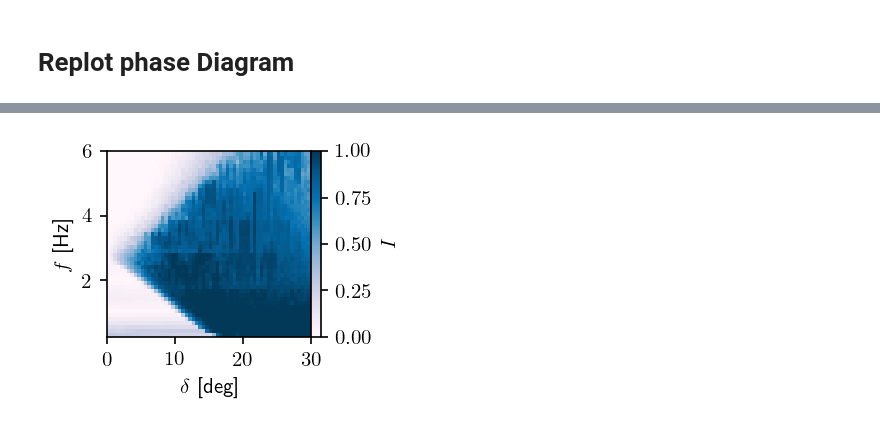
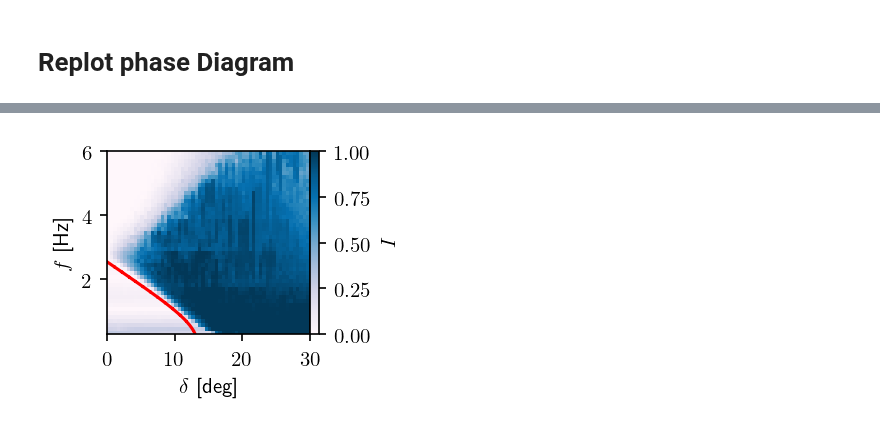
Before and after one commit to aortiza/Notes, a Jupyter notebook: Dimers/ExchangeDetails/Current_PhaseDiagram.ipynb, the cells around one changed output, grey strips where cells are left out. Saved outputs shown, nothing was run; the diff lists cells and outputs as text; code cells hidden in the pictures.

```diff
--- a/Dimers/ExchangeDetails/Current_PhaseDiagram.ipynb
+++ b/Dimers/ExchangeDetails/Current_PhaseDiagram.ipynb
@@ -246,2 +163,0 @@ def calc_current(series):
-# %%
-current = diff_vel.groupby(["height","tilt","frequency"]).apply(calc_current).reset_index(level=3,drop=True)
@@ -257,32 +163,0 @@ current.loc[idx[3.5,:,:],:].reset_index(level=0,drop=True).to_csv("current_vs_ti
-# %%
-import sys
-import os
-sys.path.insert(0, '../magcolloids')
-
-import numpy as np
-import matplotlib.pyplot as plt
-import pandas as pd
-from IPython.display import HTML, clear_output
-import jsonpickle
-import scipy.optimize as spo
-import scipy.spatial as spa
-import magcolloids as mgc
-import matplotlib as mpl
-import string as st
-
-import support as sp
-
-from tqdm import tqdm_notebook
-
-ureg = mgc.ureg
-
-idx = pd.IndexSlice
-
-%reload_ext autoreload
-%autoreload 2
-# %%
-mpl.rc('text', usetex=True)
-mpl.rcParams['figure.dpi'] = 150
-# %%
-current = pd.read_csv("current_vs_tilt_vs_freq.dat", sep = "\t",index_col=[0,1])
-current.head()
@@ -300,23 +164,22 @@ p2 = pd.read_csv("Fanlong_Data/p2.dat",sep="\t",names=["tilt","f"], converters =
 # %%
-current_mat = current.loc[idx[:,:],:].unstack()
+current_mat = current.loc[idx[3.5,:,:],:].reset_index(level=0,drop=True).unstack()
 tilt = current_mat.index.get_level_values("tilt")
 freq = current_mat.columns.get_level_values("frequency")
 
 fig = plt.figure(figsize=(2.5,2))
 cm = plt.pcolormesh(tilt,freq,current_mat.transpose(),cmap="PuBu")
 plt.xlabel(r"$\delta$ [deg]")
 plt.ylabel("$f$ [Hz]")
 plt.ylim(0.25,6)
 
-#plt.plot(p1.tilt,p1.f,color="black")
-#plt.plot(p2.tilt,p2.f,color="red")
+plt.plot(p3.tilt,p3.f,color="red")
 
 plt.clim(0,1)
 axcb = fig.colorbar(cm, pad=0)
 axcb.set_label(r'$I$')
 
 fig.tight_layout()
 
-fig.savefig('PhaseDiagram_3.5um.pdf', pad_inches = 0, bbox_inches = "tight")
+fig.savefig('PhaseDiagram_3.5.pdf', pad_inches = 0, bbox_inches = "tight")
 # %% [output]
-[figure, old version]
+[figure, new version]
```
Also changed, not shown: parts of 28 cells of this notebook.
